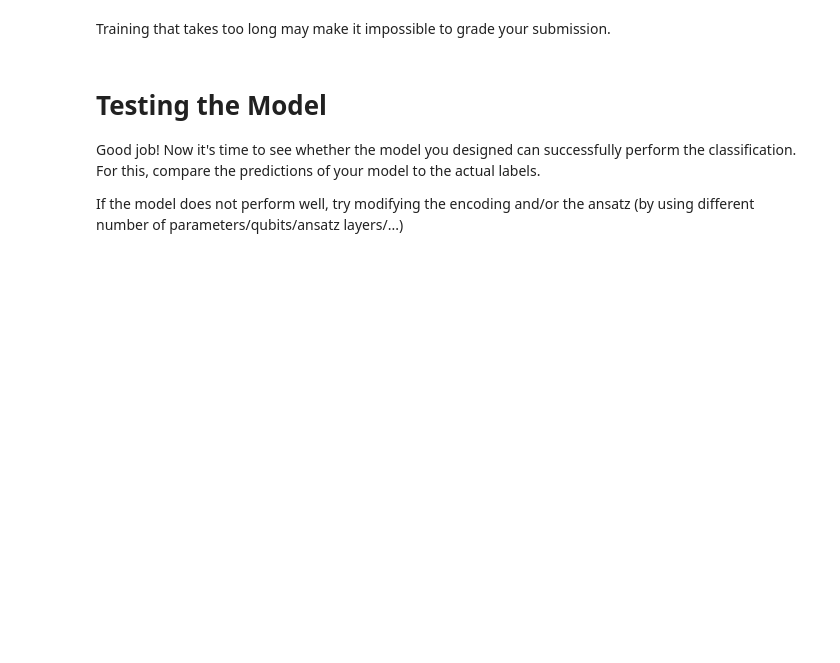
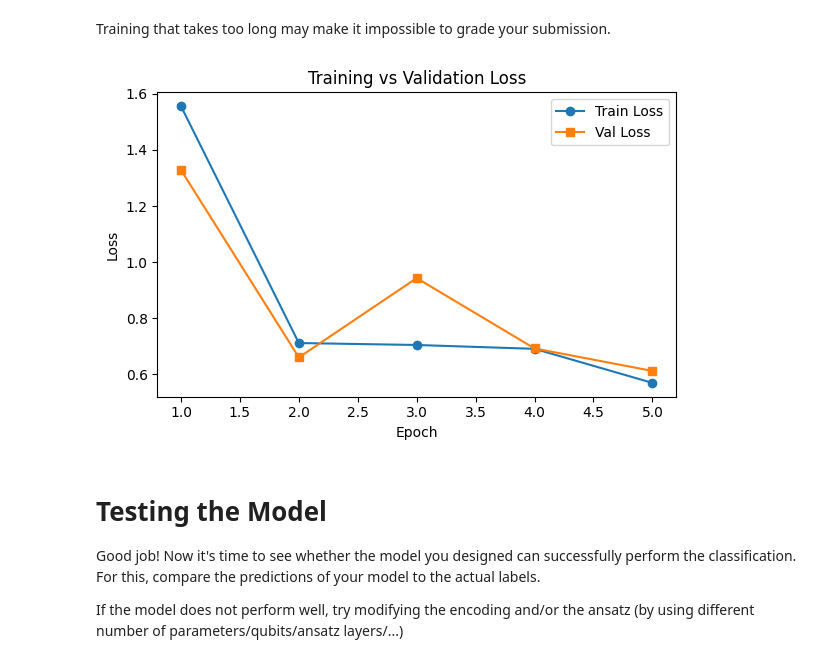
Before and after one commit to roman-bagdasarian/Classifying-Quantum-Phases-of-Matter, a Jupyter notebook: FLIQ_Challenge_ClassiqDuQIS_2qub.ipynb, the cells around one changed output. Saved outputs shown, nothing was run; the diff lists cells and outputs as text; code cells hidden in the pictures; blank space fills up the shorter version.

```diff
--- a/FLIQ_Challenge_ClassiqDuQIS_2qub.ipynb
+++ b/FLIQ_Challenge_ClassiqDuQIS_2qub.ipynb
@@ -199,5 +199,19 @@ X_sub    = Xp_norm                       # (20, 4)
 y        = np.array([ -1 if lbl=='Z2' else +1 for lbl in raw_labels ])
 
 print("X_sub:", X_sub.shape, " y:", y.shape)
+
+
+# ── Split into training and validation sets ──
+from sklearn.model_selection import train_test_split
+
+# 70% train, 30% validation
+X_train, X_val, y_train, y_val = train_test_split(
+    X_sub, y,
+    test_size=0.3,
+    random_state=42,
+    stratify=y
+)
+
+print(f"Train size: {len(X_train)},  Val size: {len(X_val)}")
 # %% [output]
 X_sub: (20, 4)  y: (20,)
@@ -442,5 +471,22 @@ iter  79 | 256-shot | loss=0.5041 | acc=95.00%
 # %% [markdown]
 Training that takes too long may make it impossible to grade your submission.
+# %%
+import matplotlib.pyplot as plt
+
+# build epoch indices
+epochs = list(range(1, len(train_loss_log) + 1))
+
+plt.figure(figsize=(6,4))
+plt.plot(epochs, train_loss_log, '-o', label='Train Loss')
+plt.plot(epochs, val_loss_log,   '-s', label='Val Loss')
+plt.xlabel('Epoch')
+plt.ylabel('Loss')
+plt.title('Training vs Validation Loss')
+plt.legend()
+plt.tight_layout()
+plt.show()
+# %% [output]
+[figure, added]
 # %% [markdown]
 # Testing the Model
 
```
Also changed, not shown: parts of 5 cells of this notebook.
